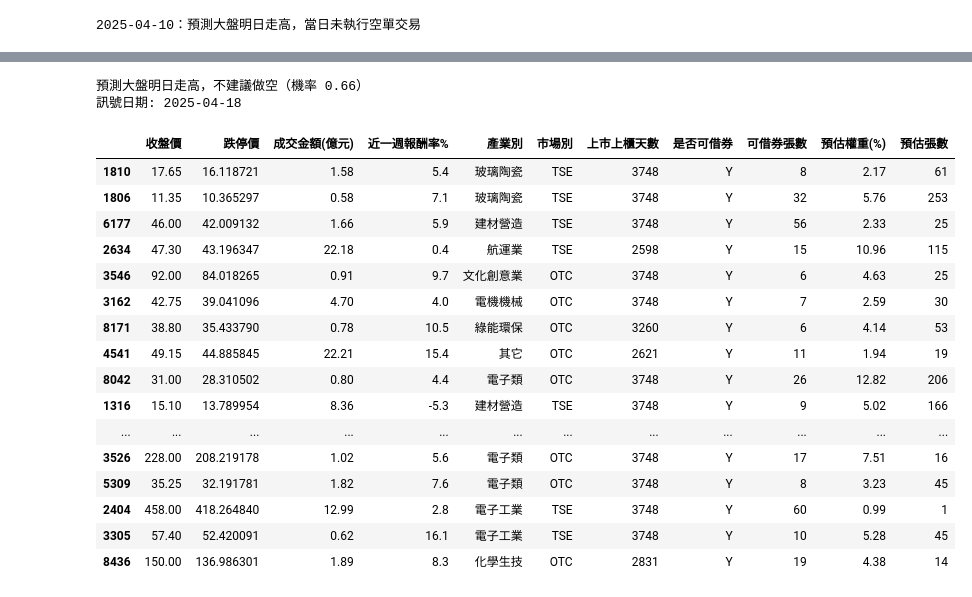
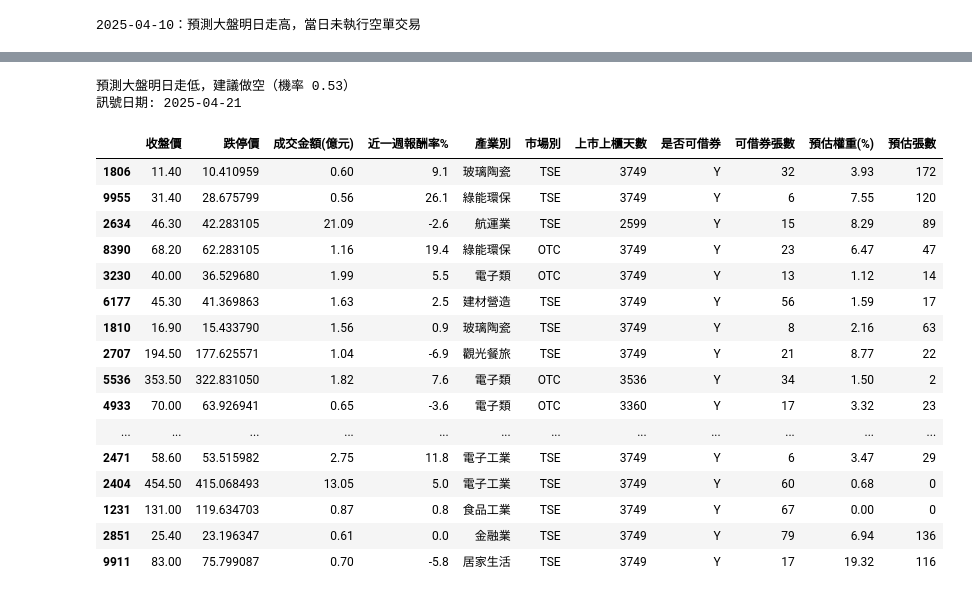
Before and after one commit to roger2389/CB-Hedge, a Jupyter notebook: factor_lib/cb_long_short _all.ipynb, the cells around one changed output, grey strips where cells are left out. Cells and saved outputs as stored; diff of their text form; code cells hidden in the pictures.

```diff
--- a/factor_lib/cb_long_short _all.ipynb
+++ b/factor_lib/cb_long_short _all.ipynb
@@ -718,7 +718,7 @@ None
 # %% [markdown]
 ### 預測大盤
 # %%
-twse = tejapi.get('TWN/APIPRCD', coid='IX0001',opts={'columns': ['mdate','close_d','open_d','high_d','low_d','vol','turnover']}, mdate={'gte': '2010-01-01', 'lte':'2025-04-18'}, paginate=True)
+twse = tejapi.get('TWN/APIPRCD', coid='IX0001',opts={'columns': ['mdate','close_d','open_d','high_d','low_d','vol','turnover']}, mdate={'gte': '2010-01-01', 'lte':'2025-04-21'}, paginate=True)
 top50 = tejapi.get('TWN/APIPRCD', coid='0050',opts={'columns': ['mdate','close_d','open_d']}, mdate={'gte': '2010-01-01', 'lte':datetime.today().strftime('%Y-%m-%d')}, paginate=True)
 # %%
 Zscore = lambda series: (series - series.rolling(60).mean()) / series.rolling(60).std()
@@ -1031,0 +984,3 @@ Model Accuracy   : 0.5814
+# %%
+features = [col for col in twse.columns if col not in ['target']]
+result_df = run_xgboost_rolling_prediction(twse, features)
@@ -1032,3 +1005,6 @@ Model Accuracy   : 0.5814
+# %%
+market_condition = pd.Series(result_df['y_pred'], index=result_df.index)
+market_proba = pd.Series(result_df['y_proba'], index=result_df.index)
 # %%
 dates = score.loc['2024-10-01':].index
 short_weight_dict = {}
@@ -1352,5 +1339,5 @@ get_daily_trade_info('2025-4-10', factor, Handler, exp_ret, lend, 可借券名
 # %%
-date = pd.to_datetime("2025-04-18")
+date = pd.to_datetime("2025-04-21")
 low_n = 20
 刪除標的 = []
 指定交易标的 = []
@@ -1392,50 +1379,50 @@ lend_qty = (lend.set_index('coid')['Qty'] // 1000).loc[singal_list2]  # 換算
 
 # === 訊號觸發條件 ===
 market_prob = market_proba.get(date, 0.5)
 
 # === 結果 ===
-if market_prob > 0.5:
+if market_prob > 0.6:
     print(f"預測大盤明日走高，不建議做空（機率 {market_prob:.2f}）")
-elif market_prob < 0.5:
+elif market_prob < 0.6:
     print(f"預測大盤明日走低，建議做空（機率 {market_prob:.2f}）")
 else:
     print(f"預測大盤漲跌機率均等（機率 {market_prob:.2f}")
 預估權重 = short_weights.loc[date, singal_list2].fillna(0)
 
 預估張數 = ((預估權重 * 50000000) / (收盤價2 * 1000)).fillna(0).astype(int)
 訊號表 = pd.concat([
     收盤價2.rename('收盤價'),
     (收盤價2 / 1.095).rename('跌停價'),
     成交量2.rename('成交金額(億元)'),
     近一週報酬率.rename('近一週報酬率%'),
     產業別2.rename('產業別'),
     市場別2.rename('市場別'),
     上市天數,
     是否可借券.rename('是否可借券'),
     lend_qty.rename('可借券張數'),
     預估權重.rename('預估權重(%)').mul(100).round(2),
     預估張數.rename('預估張數')
 ], axis=1)
 
 print(f'訊號日期: {date.date()}')
 display(訊號表)
 # %% [output]
-預測大盤明日走高，不建議做空（機率 0.66）
-訊號日期: 2025-04-18
+預測大盤明日走低，建議做空（機率 0.53）
+訊號日期: 2025-04-21
 |  | 收盤價 | 跌停價 | 成交金額(億元) | 近一週報酬率% | 產業別 | 市場別 | 上市上櫃天數 | 是否可借券 | 可借券張數 | 預估權重(%) | 預估張數 |
-| 1810 | 17.65 | 16.118721 | 1.58 | 5.4 | 玻璃陶瓷 | TSE | 3748 | Y | 8 | 2.17 | 61 |
-| 1806 | 11.35 | 10.365297 | 0.58 | 7.1 | 玻璃陶瓷 | TSE | 3748 | Y | 32 | 5.76 | 253 |
-| 6177 | 46.00 | 42.009132 | 1.66 | 5.9 | 建材營造 | TSE | 3748 | Y | 56 | 2.33 | 25 |
-| 2634 | 47.30 | 43.196347 | 22.18 | 0.4 | 航運業 | TSE | 2598 | Y | 15 | 10.96 | 115 |
-| 3546 | 92.00 | 84.018265 | 0.91 | 9.7 | 文化創意業 | OTC | 3748 | Y | 6 | 4.63 | 25 |
-| 3162 | 42.75 | 39.041096 | 4.70 | 4.0 | 電機機械 | OTC | 3748 | Y | 7 | 2.59 | 30 |
-| 8171 | 38.80 | 35.433790 | 0.78 | 10.5 | 綠能環保 | OTC | 3260 | Y | 6 | 4.14 | 53 |
-| 4541 | 49.15 | 44.885845 | 22.21 | 15.4 | 其它 | OTC | 2621 | Y | 11 | 1.94 | 19 |
-| 8042 | 31.00 | 28.310502 | 0.80 | 4.4 | 電子類 | OTC | 3748 | Y | 26 | 12.82 | 206 |
-| 1316 | 15.10 | 13.789954 | 8.36 | -5.3 | 建材營造 | TSE | 3748 | Y | 9 | 5.02 | 166 |
+| 1806 | 11.40 | 10.410959 | 0.60 | 9.1 | 玻璃陶瓷 | TSE | 3749 | Y | 32 | 3.93 | 172 |
+| 9955 | 31.40 | 28.675799 | 0.56 | 26.1 | 綠能環保 | TSE | 3749 | Y | 6 | 7.55 | 120 |
+| 2634 | 46.30 | 42.283105 | 21.09 | -2.6 | 航運業 | TSE | 2599 | Y | 15 | 8.29 | 89 |
+| 8390 | 68.20 | 62.283105 | 1.16 | 19.4 | 綠能環保 | OTC | 3749 | Y | 23 | 6.47 | 47 |
+| 3230 | 40.00 | 36.529680 | 1.99 | 5.5 | 電子類 | OTC | 3749 | Y | 13 | 1.12 | 14 |
+| 6177 | 45.30 | 41.369863 | 1.63 | 2.5 | 建材營造 | TSE | 3749 | Y | 56 | 1.59 | 17 |
+| 1810 | 16.90 | 15.433790 | 1.56 | 0.9 | 玻璃陶瓷 | TSE | 3749 | Y | 8 | 2.16 | 63 |
+| 2707 | 194.50 | 177.625571 | 1.04 | -6.9 | 觀光餐旅 | TSE | 3749 | Y | 21 | 8.77 | 22 |
+| 5536 | 353.50 | 322.831050 | 1.82 | 7.6 | 電子類 | OTC | 3536 | Y | 34 | 1.50 | 2 |
+| 4933 | 70.00 | 63.926941 | 0.65 | -3.6 | 電子類 | OTC | 3360 | Y | 17 | 3.32 | 23 |
 | ... | ... | ... | ... | ... | ... | ... | ... | ... | ... | ... | ... |
-| 3526 | 228.00 | 208.219178 | 1.02 | 5.6 | 電子類 | OTC | 3748 | Y | 17 | 7.51 | 16 |
-| 5309 | 35.25 | 32.191781 | 1.82 | 7.6 | 電子類 | OTC | 3748 | Y | 8 | 3.23 | 45 |
-| 2404 | 458.00 | 418.264840 | 12.99 | 2.8 | 電子工業 | TSE | 3748 | Y | 60 | 0.99 | 1 |
-| 3305 | 57.40 | 52.420091 | 0.62 | 16.1 | 電子工業 | TSE | 3748 | Y | 10 | 5.28 | 45 |
-| 8436 | 150.00 | 136.986301 | 1.89 | 8.3 | 化學生技 | OTC | 2831 | Y | 19 | 4.38 | 14 |
+| 2471 | 58.60 | 53.515982 | 2.75 | 11.8 | 電子工業 | TSE | 3749 | Y | 6 | 3.47 | 29 |
+| 2404 | 454.50 | 415.068493 | 13.05 | 5.0 | 電子工業 | TSE | 3749 | Y | 60 | 0.68 | 0 |
+| 1231 | 131.00 | 119.634703 | 0.87 | 0.8 | 食品工業 | TSE | 3749 | Y | 67 | 0.00 | 0 |
+| 2851 | 25.40 | 23.196347 | 0.61 | 0.0 | 金融業 | TSE | 3749 | Y | 79 | 6.94 | 136 |
+| 9911 | 83.00 | 75.799087 | 0.70 | -5.8 | 居家生活 | TSE | 3749 | Y | 17 | 19.32 | 116 |
```
Also changed, not shown: parts of 13 cells of this notebook.
